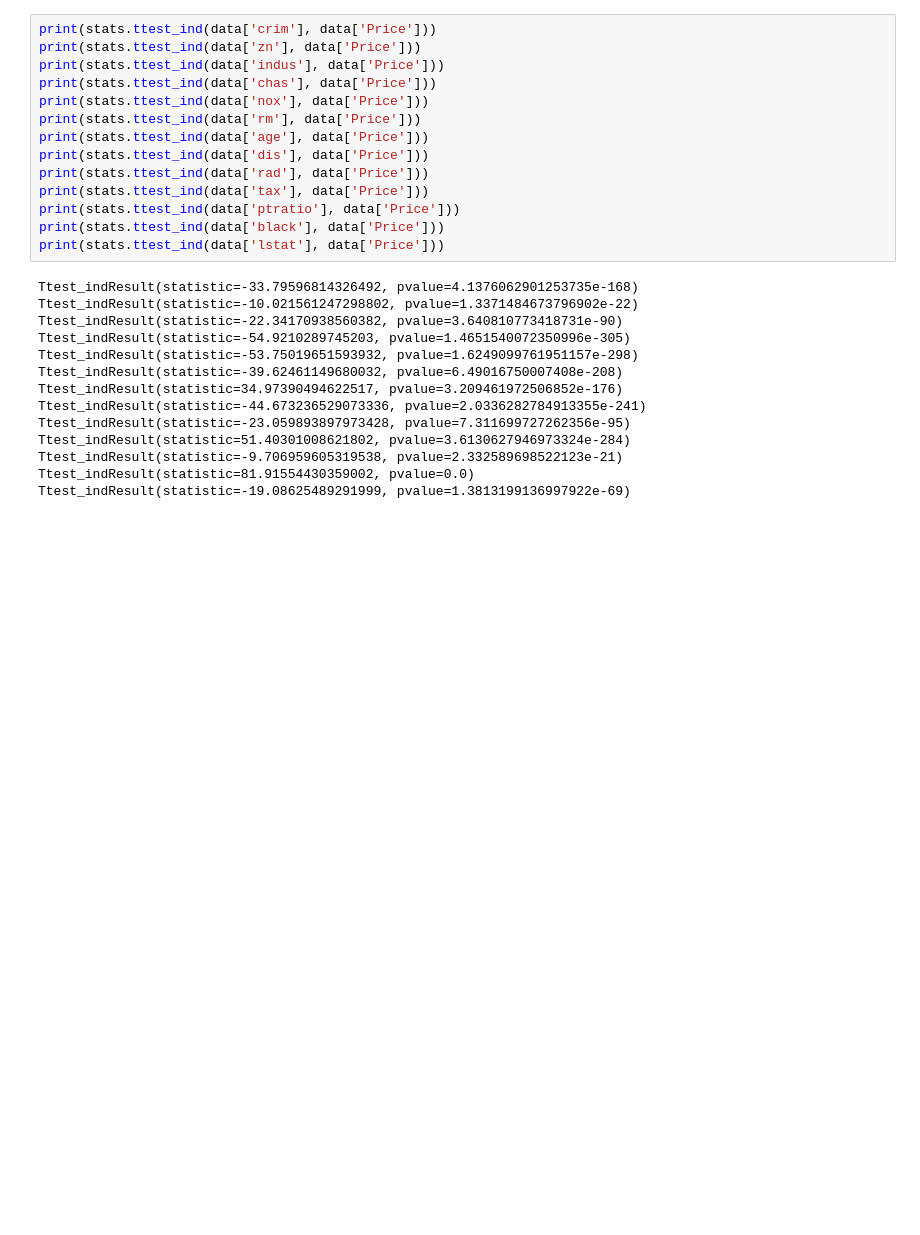
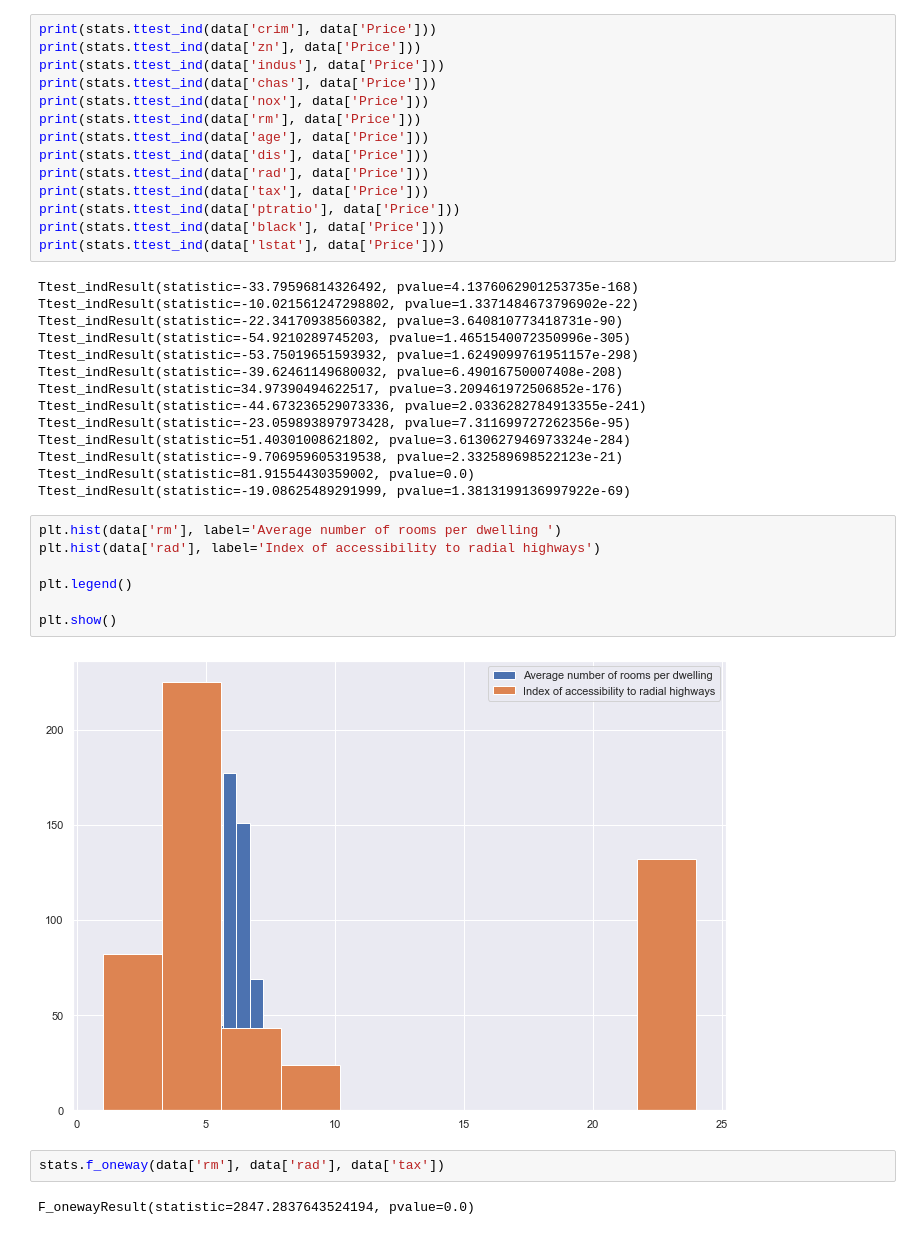
Before and after one commit to eamonnofarrell/Machine-Learning-Assessment2019, a Jupyter notebook: Machine-Learning-Assignment.ipynb, the cells around one changed output. Cells and saved outputs as stored; diff of their text form; blank space fills up the shorter version.

```diff
--- a/Machine-Learning-Assignment.ipynb
+++ b/Machine-Learning-Assignment.ipynb
@@ -282,3 +282,16 @@ Ttest_indResult(statistic=51.40301008621802, pvalue=3.6130627946973324e-284)
 Ttest_indResult(statistic=-9.706959605319538, pvalue=2.332589698522123e-21)
 Ttest_indResult(statistic=81.91554430359002, pvalue=0.0)
 Ttest_indResult(statistic=-19.08625489291999, pvalue=1.3813199136997922e-69)
+# %%
+plt.hist(data['rm'], label='Average number of rooms per dwelling ')
+plt.hist(data['rad'], label='Index of accessibility to radial highways')
+
+plt.legend()
+
+plt.show()
+# %% [output]
+[figure, added]
+# %%
+stats.f_oneway(data['rm'], data['rad'], data['tax'])
+# %% [output]
+F_onewayResult(statistic=2847.2837643524194, pvalue=0.0)
```
Also changed, not shown: parts of 1 cell of this notebook.
